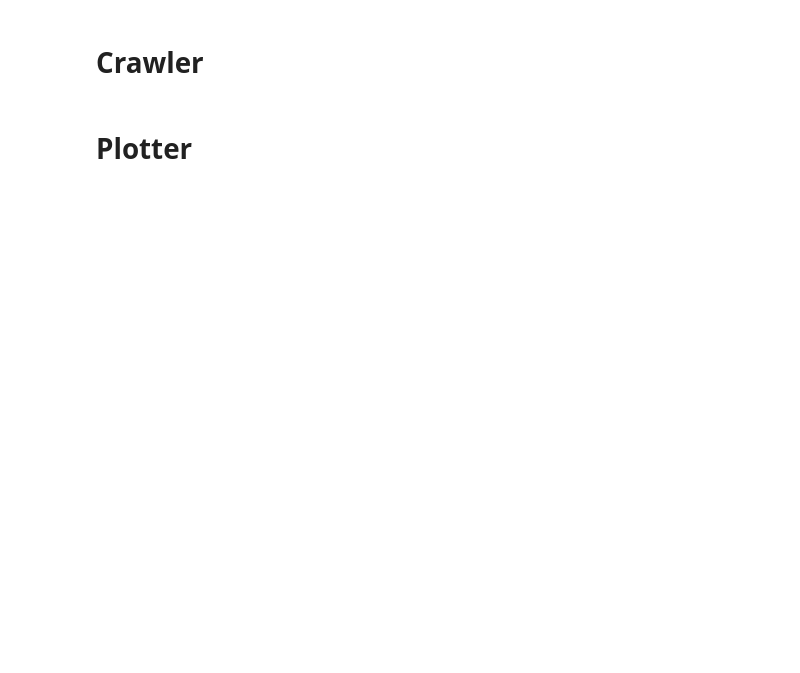
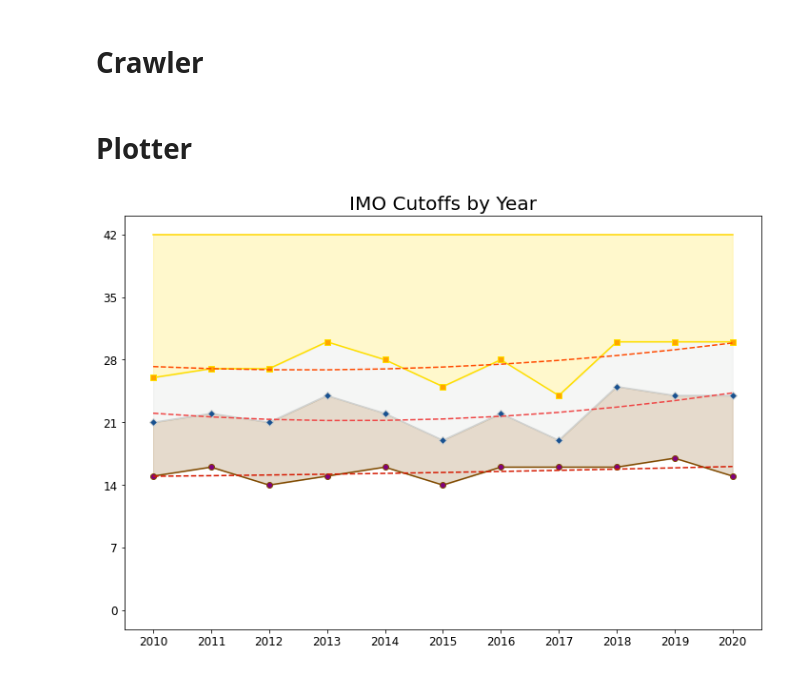
Before and after one commit to amsabour/software-engineering-lab, a Jupyter notebook: 1/Crawler & Plotter.ipynb, the cells around one changed output. Saved outputs shown, nothing was run; the diff lists cells and outputs as text; code cells hidden in the pictures; blank space fills up the shorter version.

```diff
--- a/1/Crawler & Plotter.ipynb
+++ b/1/Crawler & Plotter.ipynb
@@ -36,6 +36,10 @@ def fetch_scores_and_medals(year_start, year_end):
         silver_scores.append(silver)
         bronze_scores.append(bronze)
     return years, gold_scores, silver_scores, bronze_scores
+# %%
+def fetch_scores_compressed(year_start, year_end):
+    years, golds, silvers, bronzes = fetch_scores_and_medals(year_start, year_end)
+    return [(years[i], [bronzes[i], silvers[i], golds[i]]) for i in range(len(years))]
 # %%
 def fetch_and_save(year_start, year_end, path):
     years, golds, silvers, bronzes = fetch_scores_and_medals(year_start, year_end)
@@ -52,3 +58,14 @@ import matplotlib.pyplot as plt
-# %%
-def plot_scores_by_year(file_path):
-    pass
+# %%
+colors = dict()
+colors['gold'] = (255 / 255, 223 / 255, 0 / 255)
+colors['silver'] = (208 / 255, 210 / 255, 209 / 255)
+colors['bronze'] = (128 / 255, 74 / 255, 0 / 255)
+
+colors['gold_marker'] = 'orange'
+colors['silver_marker'] = (25 / 255, 81 / 255, 144 / 255)
+colors['bronze_marker'] = 'purple'
+
+red_color = (255 / 255, 0 / 255, 0 / 255)
+colors['gold_trend'] = tuple(map(np.mean, zip(red_color, red_color, colors['gold'])))
+colors['silver_trend'] = tuple(map(np.mean, zip(red_color, red_color, colors['silver'])))
+colors['bronze_trend'] = tuple(map(np.mean, zip(red_color, red_color, colors['bronze'])))
@@ -54,0 +126,5 @@ def plot_scores_by_year(file_path):
+# %%
+temp_scores_by_year = fetch_scores_compressed(2010, 2020)
+plot_scores_by_year(temp_scores_by_year)
+# %% [output]
+[figure, added]
```
Also changed, not shown: parts of 3 cells of this notebook, 1 other file.
